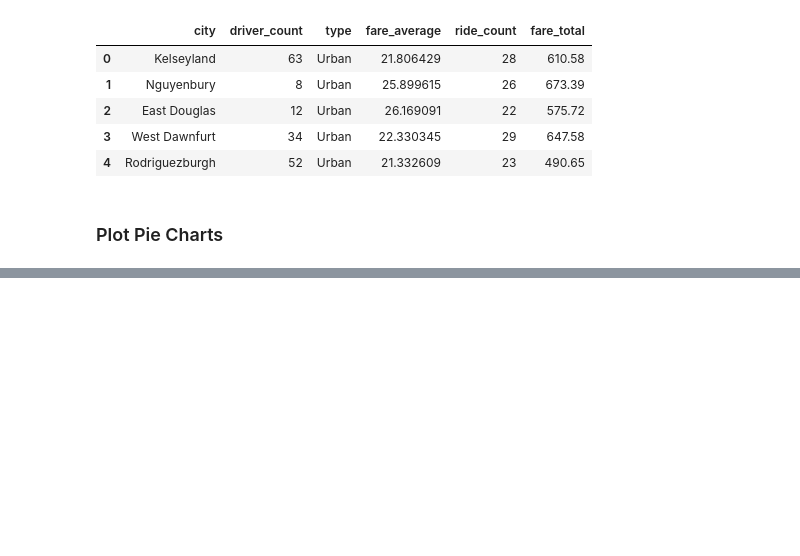
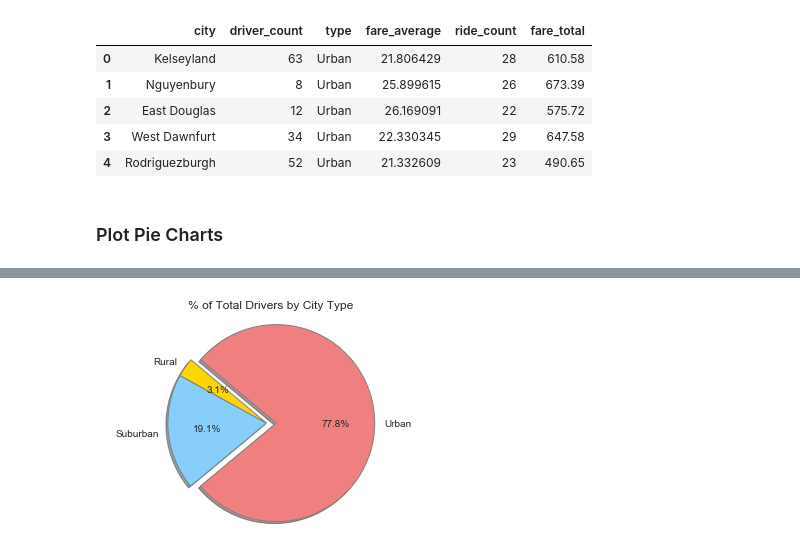
Before and after one commit to feng443/RUDSWeek5Matplotlib, a Jupyter notebook: Pyber/Pyber.ipynb, the cells around one changed output, grey strips where cells are left out. Saved outputs shown, nothing was run; the diff lists cells and outputs as text; code cells hidden in the pictures; blank space fills up the shorter version.

```diff
--- a/Pyber/Pyber.ipynb
+++ b/Pyber/Pyber.ipynb
@@ -198,0 +208,5 @@ plt.show()
+# %%
+plot_driver(plt.subplot())
+plt.show()
+# %% [output]
+[figure, added]
```
Also changed, not shown: parts of 6 cells of this notebook, 18 other files.
